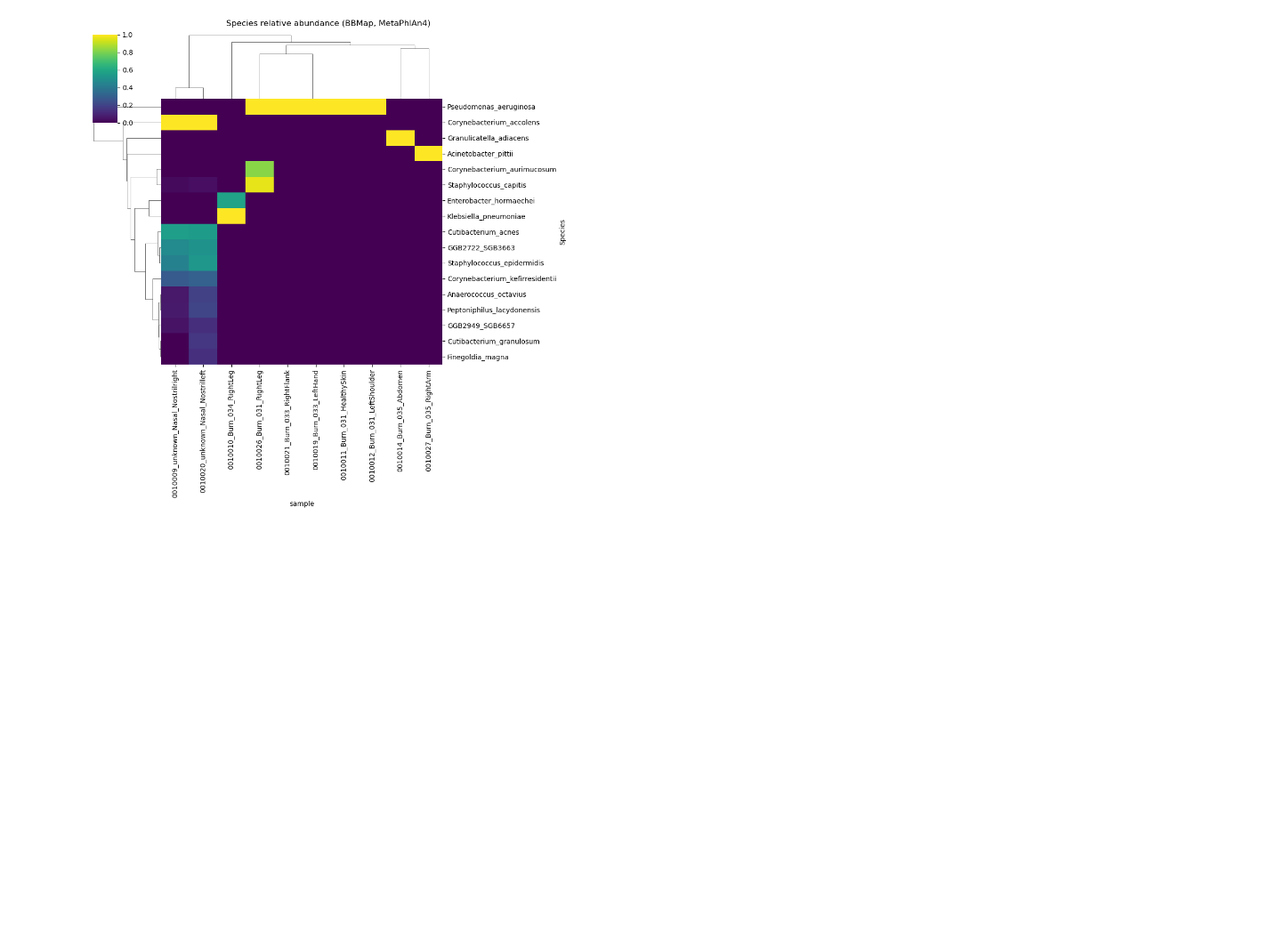
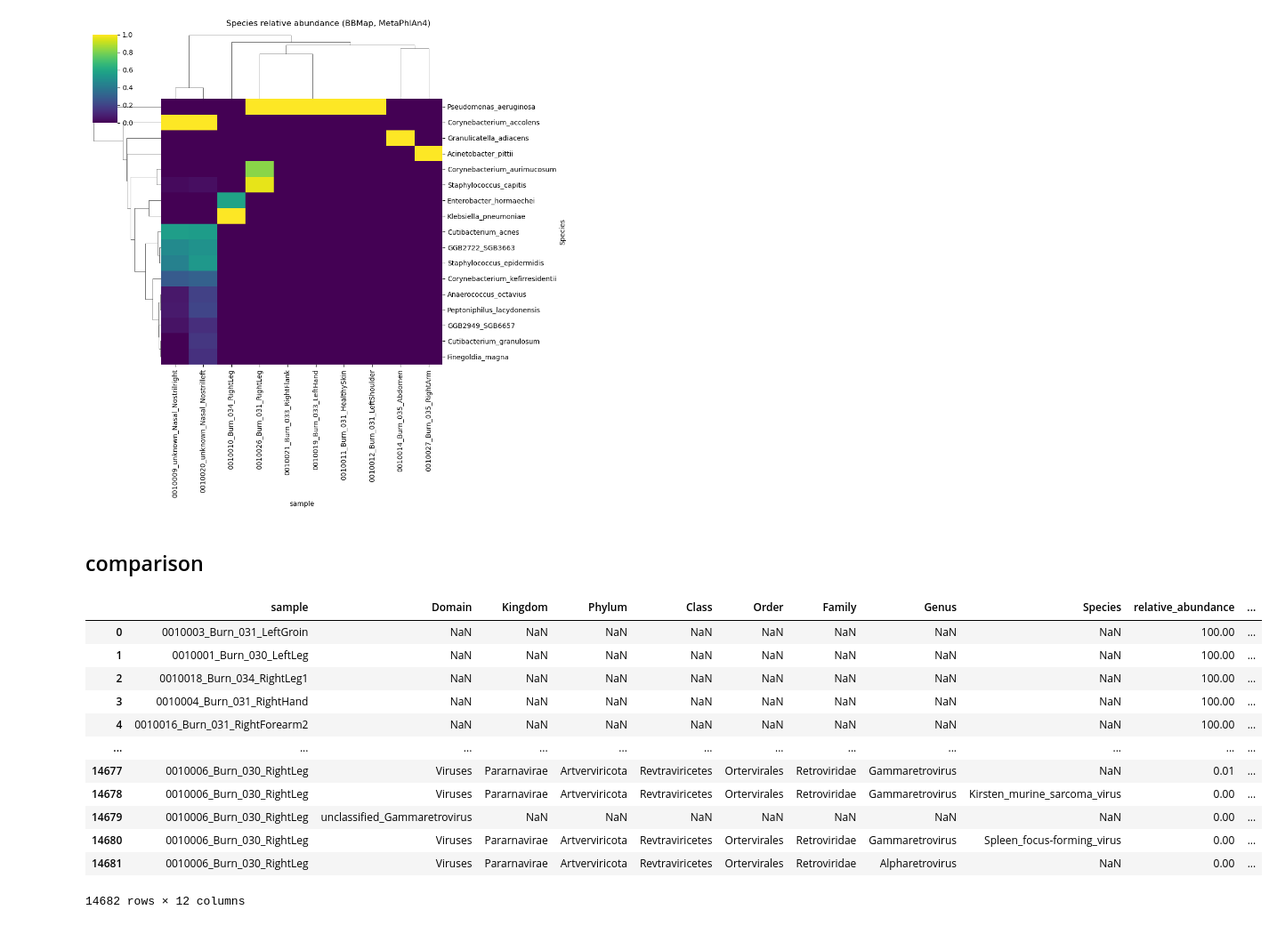
Before and after one commit to TomasDemeter/shotgun_metagenomics, a Jupyter notebook: workflow/scripts/plotting_notebook.ipynb, the cells around one changed output. Shown at 89% size. Saved outputs shown, nothing was run; the diff lists cells and outputs as text; code cells hidden in the pictures; blank space fills up the shorter version.

```diff
--- a/workflow/scripts/plotting_notebook.ipynb
+++ b/workflow/scripts/plotting_notebook.ipynb
@@ -187,3 +187,5 @@ create_clustermap(metaphlan_bbmap, 10, "BBMap, MetaPhlAn4")
 # %% [output]
 <seaborn.matrix.ClusterGrid at 0x...>
 [figure]
+# %% [markdown]
+## comparison
@@ -189,0 +202,17 @@ create_clustermap(metaphlan_bbmap, 10, "BBMap, MetaPhlAn4")
+# %%
+merged_df = pd.concat([metaphlan_bbmap, metaphlan_bowtie, kraken2_bowtie, kraken2_bbmap], ignore_index=True)
+merged_df
+# %% [output]
+|  | sample | Domain | Kingdom | Phylum | Class | Order | Family | Genus | Species | relative_abundance | ... |
+| 0 | 0010003_Burn_031_LeftGroin | NaN | NaN | NaN | NaN | NaN | NaN | NaN | NaN | 100.00 | ... |
+| 1 | 0010001_Burn_030_LeftLeg | NaN | NaN | NaN | NaN | NaN | NaN | NaN | NaN | 100.00 | ... |
+| 2 | 0010018_Burn_034_RightLeg1 | NaN | NaN | NaN | NaN | NaN | NaN | NaN | NaN | 100.00 | ... |
+| 3 | 0010004_Burn_031_RightHand | NaN | NaN | NaN | NaN | NaN | NaN | NaN | NaN | 100.00 | ... |
+| 4 | 0010016_Burn_031_RightForearm2 | NaN | NaN | NaN | NaN | NaN | NaN | NaN | NaN | 100.00 | ... |
+| ... | ... | ... | ... | ... | ... | ... | ... | ... | ... | ... | ... |
+| 14677 | 0010006_Burn_030_RightLeg | Viruses | Pararnavirae | Artverviricota | Revtraviricetes | Ortervirales | Retroviridae | Gammaretrovirus | NaN | 0.01 | ... |
+| 14678 | 0010006_Burn_030_RightLeg | Viruses | Pararnavirae | Artverviricota | Revtraviricetes | Ortervirales | Retroviridae | Gammaretrovirus | Kirsten_murine_sarcoma_virus | 0.00 | ... |
+| 14679 | 0010006_Burn_030_RightLeg | unclassified_Gammaretrovirus | NaN | NaN | NaN | NaN | NaN | NaN | NaN | 0.00 | ... |
+| 14680 | 0010006_Burn_030_RightLeg | Viruses | Pararnavirae | Artverviricota | Revtraviricetes | Ortervirales | Retroviridae | Gammaretrovirus | Spleen_focus-forming_virus | 0.00 | ... |
+| 14681 | 0010006_Burn_030_RightLeg | Viruses | Pararnavirae | Artverviricota | Revtraviricetes | Ortervirales | Retroviridae | Alpharetrovirus | NaN | 0.00 | ... |
+14682 rows × 12 columns
```
Also changed, not shown: parts of 8 cells of this notebook, 3 other files.
